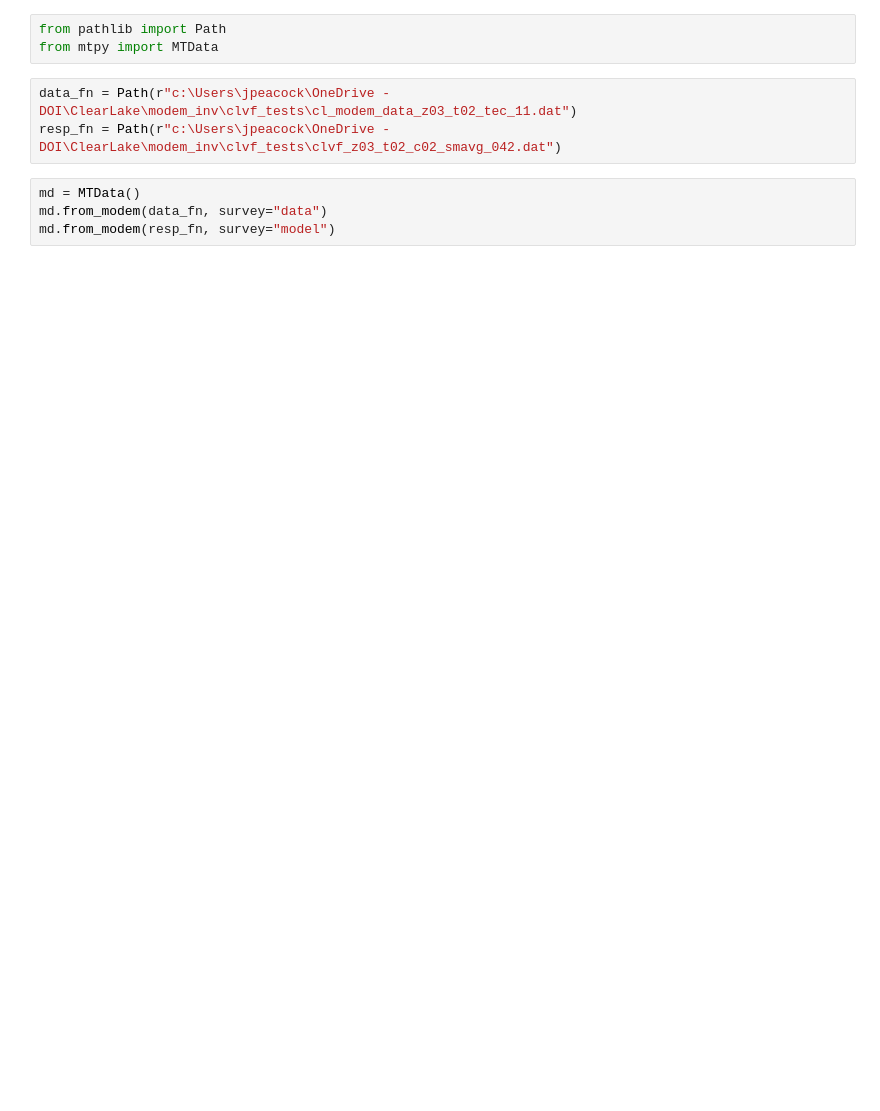
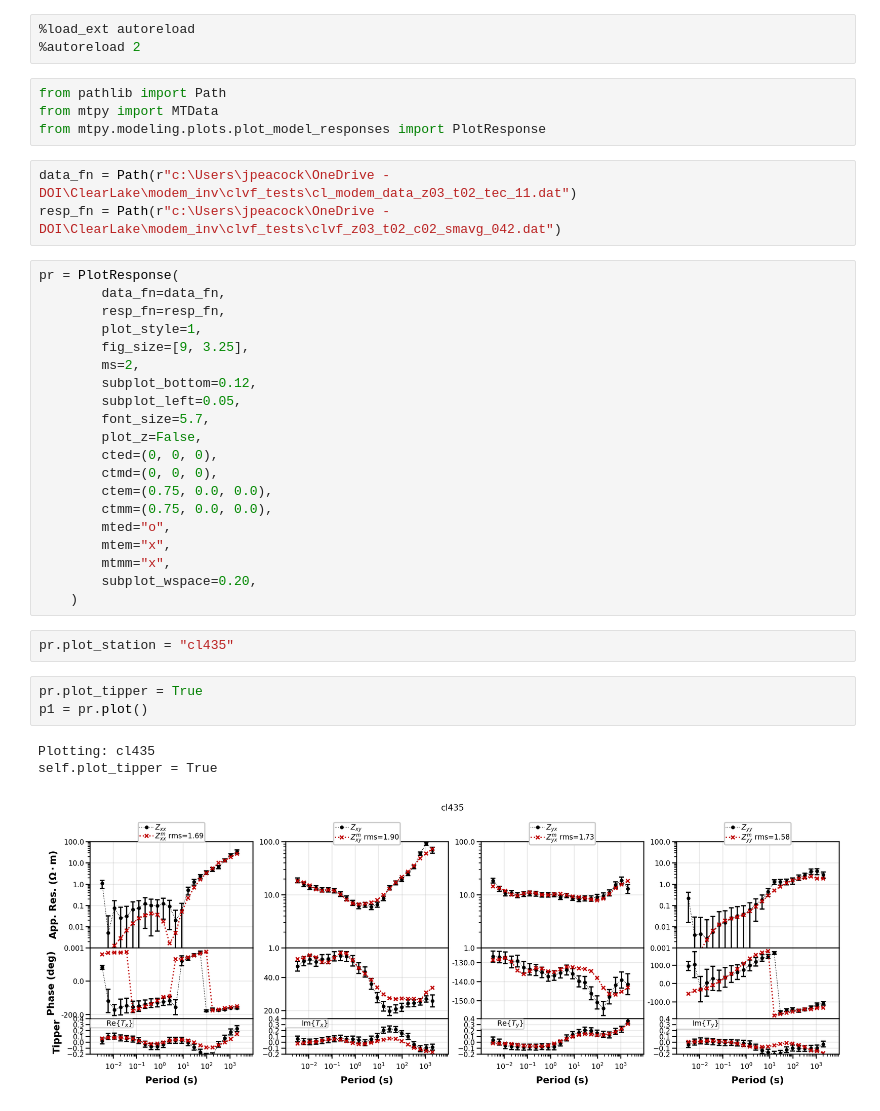
Before and after one commit to kujaku11/sandbox_scripts, a Jupyter notebook: plot_modem_responses.ipynb, the cells around one changed output. Saved outputs shown, nothing was run; the diff lists cells and outputs as text; blank space fills up the shorter version.

```diff
--- a/plot_modem_responses.ipynb
+++ b/plot_modem_responses.ipynb
@@ -1,11 +1,40 @@
+# %%
+%load_ext autoreload
+%autoreload 2
 # %%
 from pathlib import Path
 from mtpy import MTData
+from mtpy.modeling.plots.plot_model_responses import PlotResponse
 # %%
 data_fn = Path(r"c:\Users\jpeacock\OneDrive - DOI\ClearLake\modem_inv\clvf_tests\cl_modem_data_z03_t02_tec_11.dat")
 resp_fn = Path(r"c:\Users\jpeacock\OneDrive - DOI\ClearLake\modem_inv\clvf_tests\clvf_z03_t02_c02_smavg_042.dat")
 # %%
-md = MTData()
-md.from_modem(data_fn, survey="data")
-md.from_modem(resp_fn, survey="model")
+pr = PlotResponse(
+        data_fn=data_fn,
+        resp_fn=resp_fn,
+        plot_style=1,
+        fig_size=[9, 3.25],
+        ms=2,
+        subplot_bottom=0.12,
+        subplot_left=0.05,
+        font_size=5.7,
+        plot_z=False,
+        cted=(0, 0, 0),
+        ctmd=(0, 0, 0),
+        ctem=(0.75, 0.0, 0.0),
+        ctmm=(0.75, 0.0, 0.0),
+        mted="o",
+        mtem="x",
+        mtmm="x",
+        subplot_wspace=0.20,
+    )
+# %%
+pr.plot_station = "cl435"
+# %%
+pr.plot_tipper = True
+p1 = pr.plot()
+# %% [output]
+Plotting: cl435
+self.plot_tipper = True
+[figure, added]
 # %%
```
Also changed, not shown: parts of 3 cells of this notebook, 2 other files.
